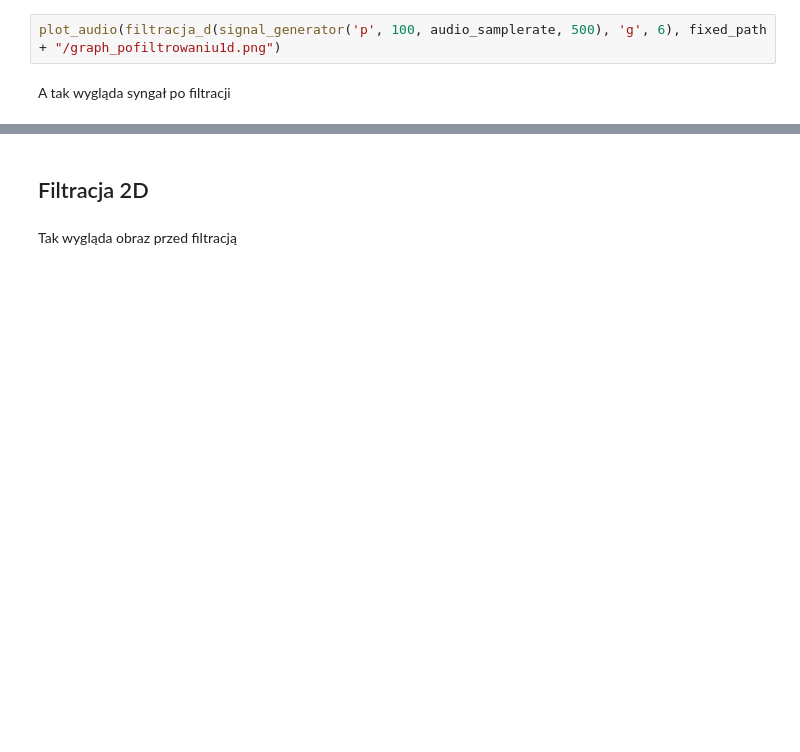
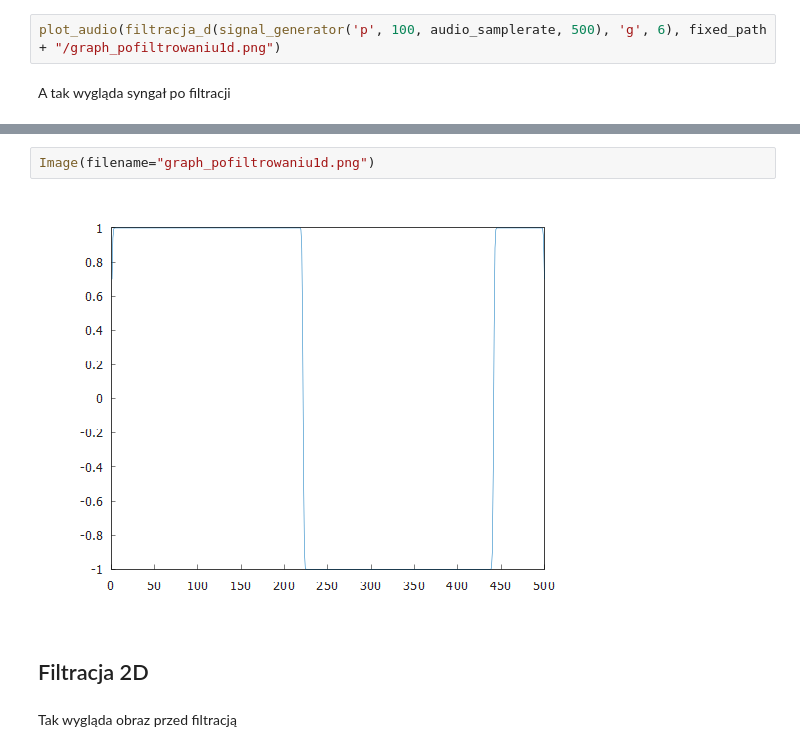
Before and after one commit to kodzib/TP-projekt-3, a Jupyter notebook: oddanie_projektu.ipynb, the cells around one changed output, grey strips where cells are left out. Cells and saved outputs as stored; diff of their text form; blank space fills up the shorter version.

```diff
--- a/oddanie_projektu.ipynb
+++ b/oddanie_projektu.ipynb
@@ -71,3 +74,7 @@ A tak wygląda syngał po filtracji
+# %%
+Image(filename="graph_pofiltrowaniu1d.png")
+# %% [output]
+[figure, added]
 # %% [markdown]
 ## Filtracja 2D
 # %% [markdown]
```
Also changed, not shown: parts of 6 cells of this notebook, 1 other file.
